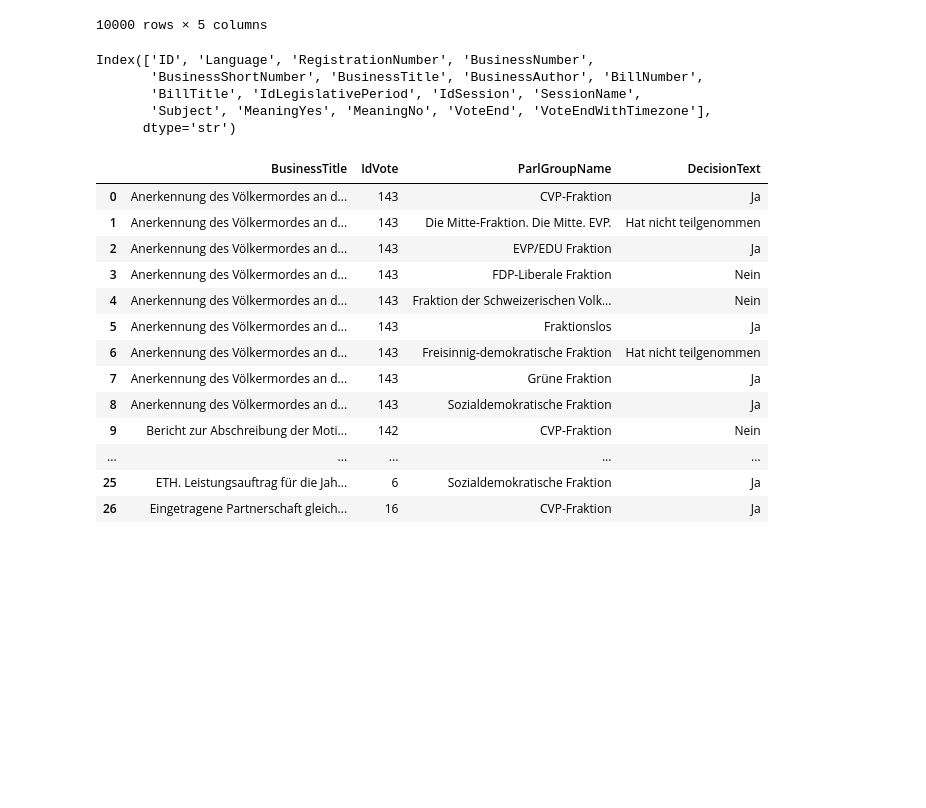
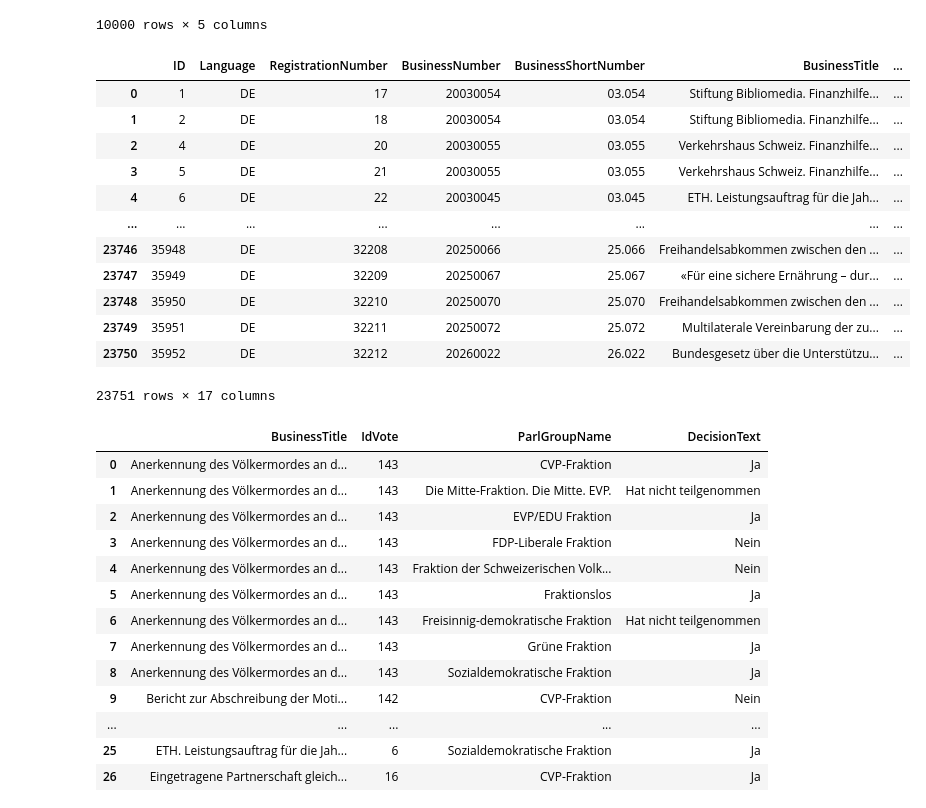
Before and after one commit to hannah22700/DENG, a Jupyter notebook: testing.ipynb, the cells around one changed output. Saved outputs shown, nothing was run; the diff lists cells and outputs as text; code cells hidden in the pictures; blank space fills up the shorter version.

```diff
--- a/testing.ipynb
+++ b/testing.ipynb
@@ -172,13 +186,21 @@ df_voting[["ParlGroupName", "Decision","DecisionText","BusinessTitle","BillTitle
 10000 rows × 5 columns
 # %%
 df_votes = pd.DataFrame(votes)
-df_votes.columns
+df_votes
 # %% [output]
+|  | ID | Language | RegistrationNumber | BusinessNumber | BusinessShortNumber | BusinessTitle | ... |
+| 0 | 1 | DE | 17 | 20030054 | 03.054 | Stiftung Bibliomedia. Finanzhilfe... | ... |
+| 1 | 2 | DE | 18 | 20030054 | 03.054 | Stiftung Bibliomedia. Finanzhilfe... | ... |
+| 2 | 4 | DE | 20 | 20030055 | 03.055 | Verkehrshaus Schweiz. Finanzhilfe... | ... |
+| 3 | 5 | DE | 21 | 20030055 | 03.055 | Verkehrshaus Schweiz. Finanzhilfe... | ... |
+| 4 | 6 | DE | 22 | 20030045 | 03.045 | ETH. Leistungsauftrag für die Jah... | ... |
+| ... | ... | ... | ... | ... | ... | ... | ... |
+| 23746 | 35948 | DE | 32208 | 20250066 | 25.066 | Freihandelsabkommen zwischen den ... | ... |
+| 23747 | 35949 | DE | 32209 | 20250067 | 25.067 | «Für eine sichere Ernährung – dur... | ... |
+| 23748 | 35950 | DE | 32210 | 20250070 | 25.070 | Freihandelsabkommen zwischen den ... | ... |
+| 23749 | 35951 | DE | 32211 | 20250072 | 25.072 | Multilaterale Vereinbarung der zu... | ... |
+| 23750 | 35952 | DE | 32212 | 20260022 | 26.022 | Bundesgesetz über die Unterstützu... | ... |
-Index(['ID', 'Language', 'RegistrationNumber', 'BusinessNumber',
-       'BusinessShortNumber', 'BusinessTitle', 'BusinessAuthor', 'BillNumber',
-       'BillTitle', 'IdLegislativePeriod', 'IdSession', 'SessionName',
-       'Subject', 'MeaningYes', 'MeaningNo', 'VoteEnd', 'VoteEndWithTimezone'],
-      dtype='str')
+23751 rows × 17 columns
 # %%
 mode_df = df_voting.groupby(['BusinessTitle','IdVote', 'ParlGroupName'])['DecisionText'].agg(lambda x: x.mode().iloc[0]).reset_index()
 
```
Also changed, not shown: parts of 5 cells of this notebook, 2 other files.
